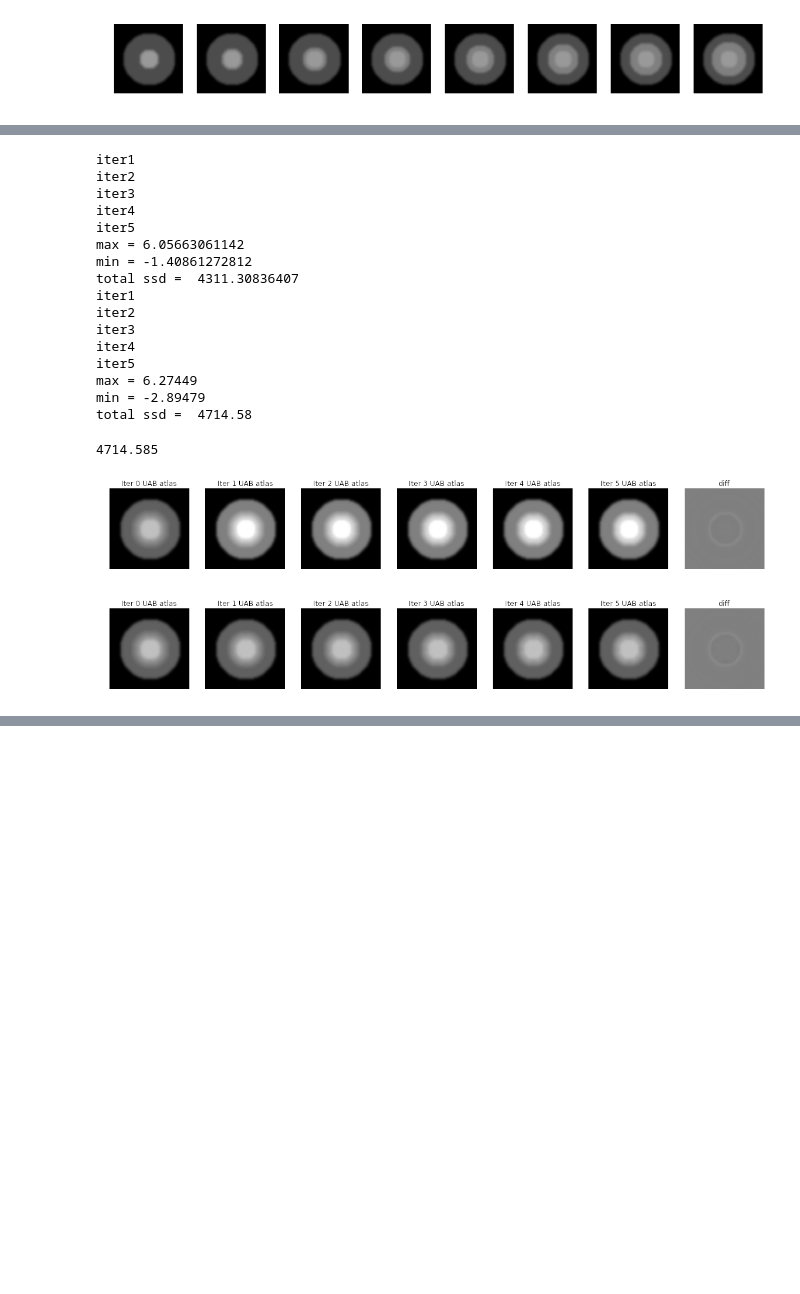
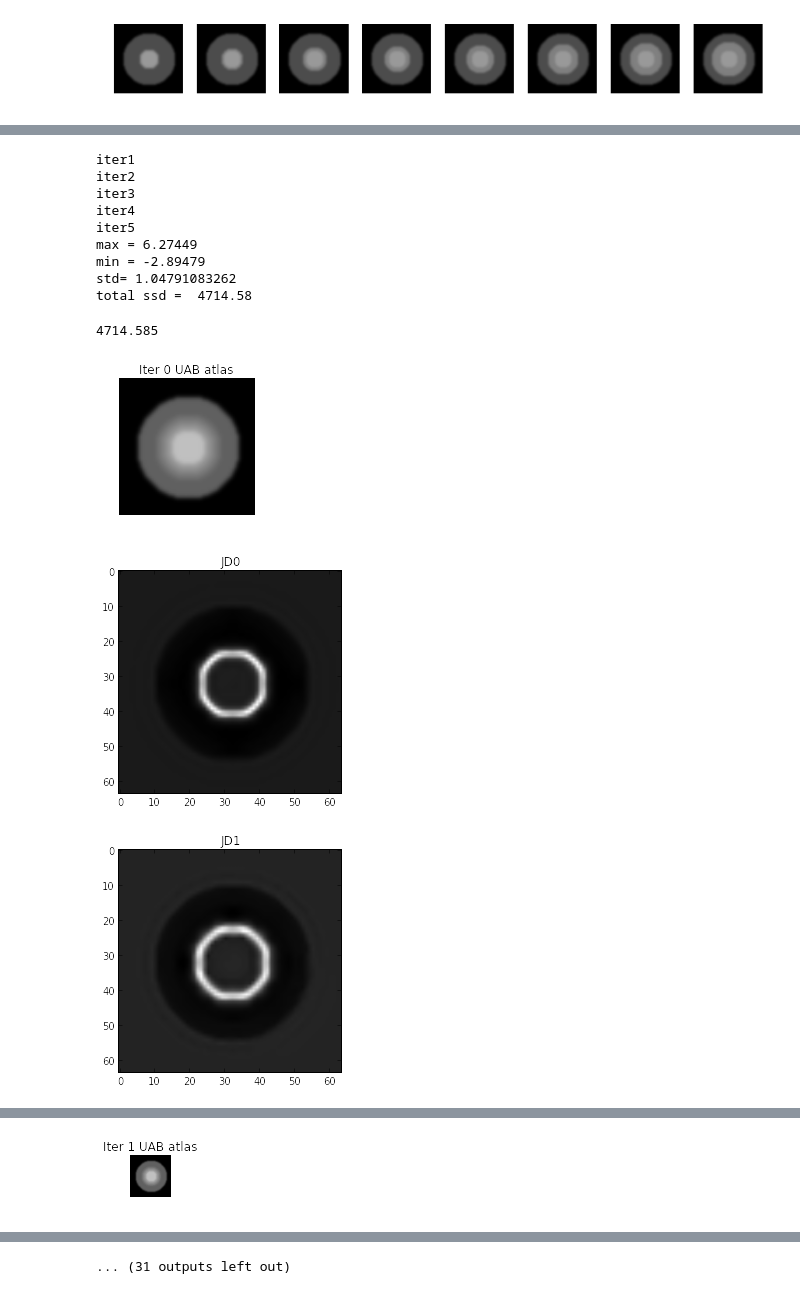
Before and after one commit to KitwareMedical/pyLAR, a Jupyter notebook: low_rank_atlas/notebook/LAB_2D_Simulation-ForwardMapping.ipynb, the cells around one changed output, grey strips where cells are left out. Cells and saved outputs as stored; diff of their text form; code cells hidden in the pictures; blank space fills up the shorter version.

```diff
--- a/low_rank_atlas/notebook/LAB_2D_Simulation-ForwardMapping.ipynb
+++ b/low_rank_atlas/notebook/LAB_2D_Simulation-ForwardMapping.ipynb
@@ -178,8 +178,9 @@ def runUABIteration_Forward(currentIter,result_path):
         createJacobianDeterminantImage(2,dvfFile, outIm,True)
         jdImArray = getImageArray(outIm)
        # plt.subplot(1,num_of_data,i+1)
-       # plt.imshow(jdImArray, cm.gray)
-       # plt.title('JD'+str(i))
+        plt.figure()
+        plt.imshow(jdImArray, cm.gray)
+        plt.title('JD'+str(i))
         JD[:,i] = jdImArray.reshape(-1)
 
     newAtlasIm = result_path + '/average_UAB_iter'+str(currentIter)+'.nrrd'
@@ -215,6 +216,14 @@ def runUABIteration(currentIter,result_path):
         ## ANTSWarp2DImage(inputIm, outputIm, referenceIm, transformPrefix,inverse = False, EXECUTE = False):
         # ANTSWarp2DImage(initialInputImage,newInputImage, atlasIm,outputTransformPrefix, False,True)
 
+
+        #dvfFile =  result_path +'/Iter' + str(currentIter) +'_'+str(i)+'_' +'0InverseWarp.nii.gz'
+        #outIm = result_path +'/Iter' + str(currentIter) +'_'+str(i)+'_' +'0InverseWarp_JD.nrrd'
+        #createJacobianDeterminantImage(2,dvfFile, outIm,True)
+        #jdImArray = getImageArray(outIm)
+        #plt.figure()
+        #plt.imshow(jdImArray, cm.gray)
+        #plt.title('JD'+str(i))
 
     A = np.zeros((x_dim*y_dim,num_of_data))
     for i in range(num_of_data):
@@ -272,8 +281,10 @@ def  runUAB(result_path,type = 0):
     diff = im_array - im_array_gt
     print 'max =',np.max(diff)
     print 'min =',np.min(diff)
+    print 'std=', np.std(diff)
+
     plt.subplot(1,NUM_OF_ITERATIONS+2,NUM_OF_ITERATIONS+2)
-    plt.imshow(diff,cm.gray,vmin = -80, vmax = 80)
+    plt.imshow(diff,cm.gray)
     plt.title('diff')
     plt.axis('off')
 
@@ -281,25 +292,19 @@ def  runUAB(result_path,type = 0):
     print 'total ssd = ',a
     return a
 # %%
-runUAB(result_folder,0)
+#runUAB(result_folder,0)
 runUAB(result_folder,1) #forward
 # %% [output]
-iter1
-iter2
-iter3
-iter4
-iter5
-max = 6.05663061142
-min = -1.40861272812
-total ssd =  4311.30836407
 iter1
 iter2
 iter3
 iter4
 iter5
 max = 6.27449
 min = -2.89479
+std= 1.04791083262
 total ssd =  4714.58
 4714.585
-[figure, old version]
+[figure, new version]
-[figure, old version]
+[figure, new version]
+[figure, added]
@@ -305,0 +316 @@ total ssd =  4714.58
+[figure, added]
@@ -305,0 +318 @@ total ssd =  4714.58
+... (31 outputs left out)
```
Also changed, not shown: parts of 7 cells of this notebook, 2 other files.
